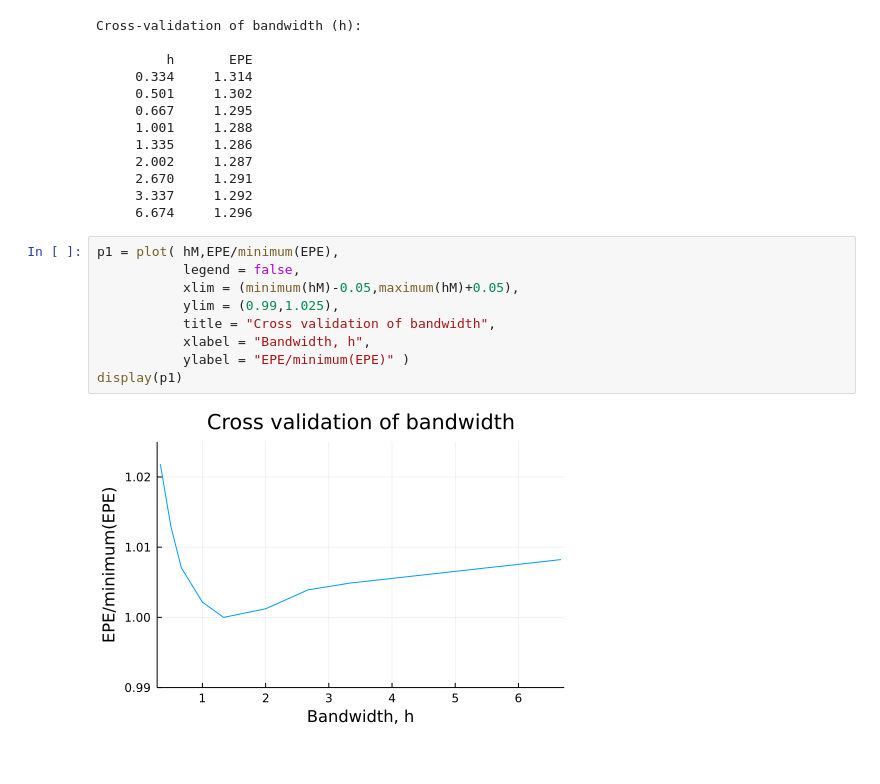
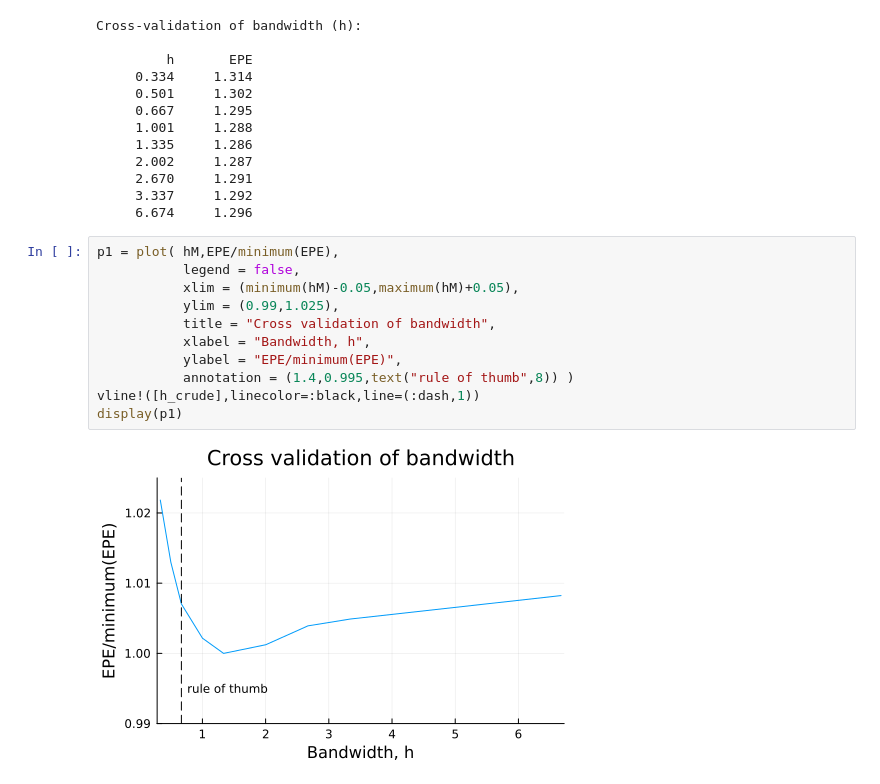
Before and after one commit to PaulSoderlind/FinancialEconometrics, a Jupyter notebook: Ch22_KernelRegression.ipynb, the cells around one changed output. Cells and saved outputs as stored; diff of their text form.

```diff
--- a/Ch22_KernelRegression.ipynb
+++ b/Ch22_KernelRegression.ipynb
@@ -303,11 +307,13 @@ Cross-validation of bandwidth (h):
 # %%
 p1 = plot( hM,EPE/minimum(EPE),
            legend = false,
            xlim = (minimum(hM)-0.05,maximum(hM)+0.05),
            ylim = (0.99,1.025),
            title = "Cross validation of bandwidth",
            xlabel = "Bandwidth, h",
-           ylabel = "EPE/minimum(EPE)" )
+           ylabel = "EPE/minimum(EPE)",
+           annotation = (1.4,0.995,text("rule of thumb",8)) )
+vline!([h_crude],linecolor=:black,line=(:dash,1))
 display(p1)
 # %% [output]
-[figure, old version]
+[figure, new version]
```
Also changed, not shown: parts of 8 cells of this notebook, 5 other files.
